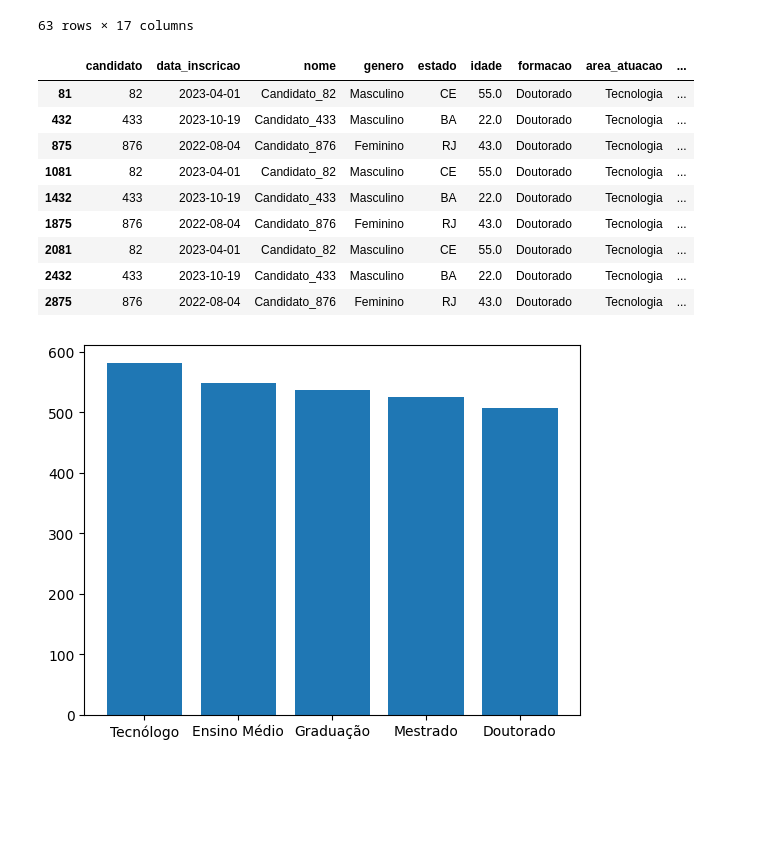
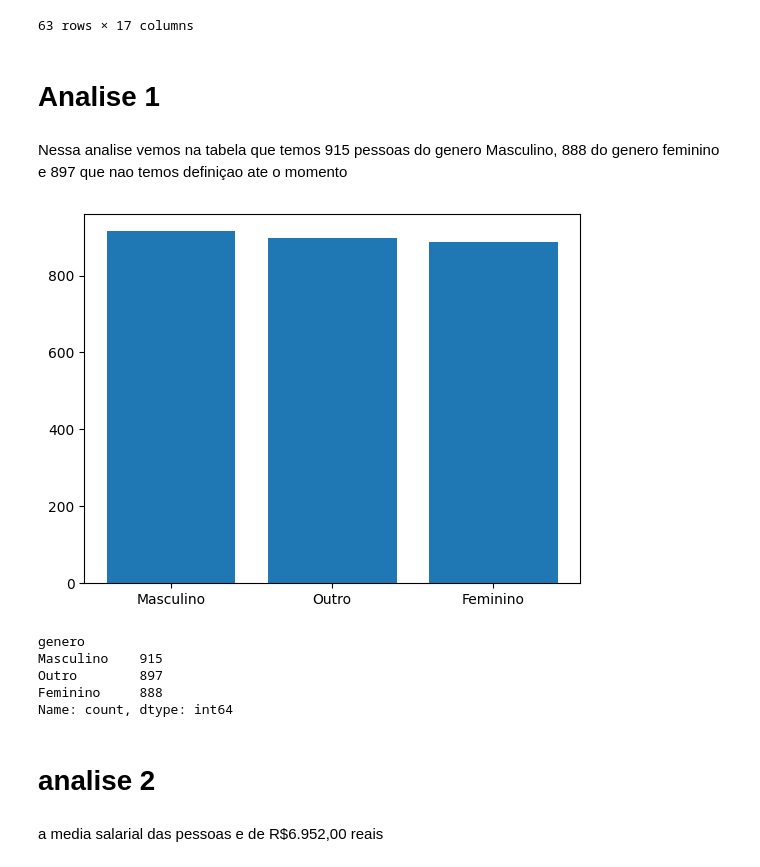
Before and after one commit to jesieldossantos/Curso-IA, a Jupyter notebook: analises/candidatos/candidatos_tecnologia.ipynb, the cells around one changed output. Cells and saved outputs as stored; diff of their text form; code cells hidden in the pictures; blank space fills up the shorter version.

```diff
--- a/analises/candidatos/candidatos_tecnologia.ipynb
+++ b/analises/candidatos/candidatos_tecnologia.ipynb
@@ -253,23 +253,27 @@ df_candidatos_completo[(df_candidatos_completo['formacao'] == 'Doutorado') & (df
 | 2951 | 952 | 2022-01-06 | Candidato_952 | Feminino | CE | 34.0 | Doutorado | Tecnologia | ... |
 | 2986 | 987 | 2022-09-16 | Candidato_987 | Outro | CE | 30.0 | Doutorado | Tecnologia | ... |
 63 rows × 17 columns
-# %%
-df_candidatos_completo[(df_candidatos_completo['formacao'] == 'Doutorado') & (df_candidatos_completo['area_atuacao'] == 'Tecnologia')].dropna()
-# %% [output]
-|  | candidato | data_inscricao | nome | genero | estado | idade | formacao | area_atuacao | ... |
-| 81 | 82 | 2023-04-01 | Candidato_82 | Masculino | CE | 55.0 | Doutorado | Tecnologia | ... |
-| 432 | 433 | 2023-10-19 | Candidato_433 | Masculino | BA | 22.0 | Doutorado | Tecnologia | ... |
-| 875 | 876 | 2022-08-04 | Candidato_876 | Feminino | RJ | 43.0 | Doutorado | Tecnologia | ... |
-| 1081 | 82 | 2023-04-01 | Candidato_82 | Masculino | CE | 55.0 | Doutorado | Tecnologia | ... |
-| 1432 | 433 | 2023-10-19 | Candidato_433 | Masculino | BA | 22.0 | Doutorado | Tecnologia | ... |
-| 1875 | 876 | 2022-08-04 | Candidato_876 | Feminino | RJ | 43.0 | Doutorado | Tecnologia | ... |
-| 2081 | 82 | 2023-04-01 | Candidato_82 | Masculino | CE | 55.0 | Doutorado | Tecnologia | ... |
-| 2432 | 433 | 2023-10-19 | Candidato_433 | Masculino | BA | 22.0 | Doutorado | Tecnologia | ... |
-| 2875 | 876 | 2022-08-04 | Candidato_876 | Feminino | RJ | 43.0 | Doutorado | Tecnologia | ... |
+# %% [markdown]
+# Analise 1
+# %% [markdown]
+Nessa analise vemos na tabela que temos 915 pessoas do genero Masculino, 888 do genero feminino e 897 que nao temos definiçao ate o momento
 # %%
-formacao = df_candidatos_completo['formacao'].value_counts()
+genero = pd.DataFrame({'genero': ['Masculino', 'Feminino']})
 
-plt.bar(formacao.index, formacao.values)
+frequencia_genero = df_candidatos_completo['genero'].value_counts()
+
+plt.bar(frequencia_genero.index, frequencia_genero.values)
 plt.show()
+
+print(frequencia_genero)
 # %% [output]
-[figure, old version]
+[figure, new version]
+genero
+Masculino    915
+Outro        897
+Feminino     888
+Name: count, dtype: int64
+# %% [markdown]
+# analise 2
+# %% [markdown]
+a media salarial das pessoas e de R$6.952,00 reais
```
Also changed, not shown: parts of 12 cells of this notebook.
